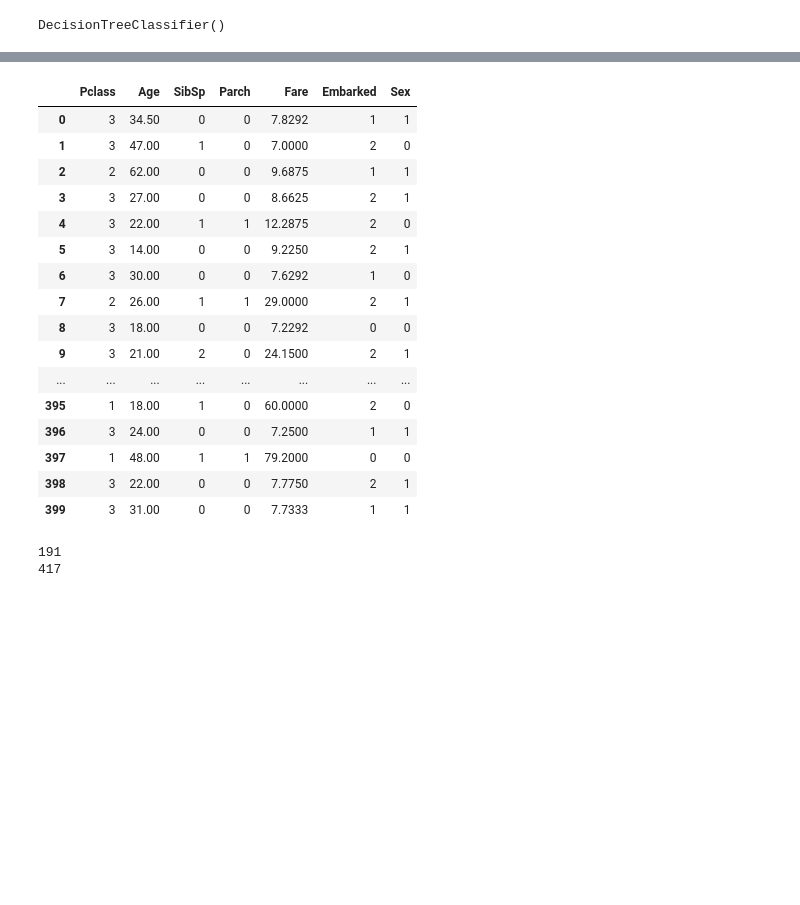
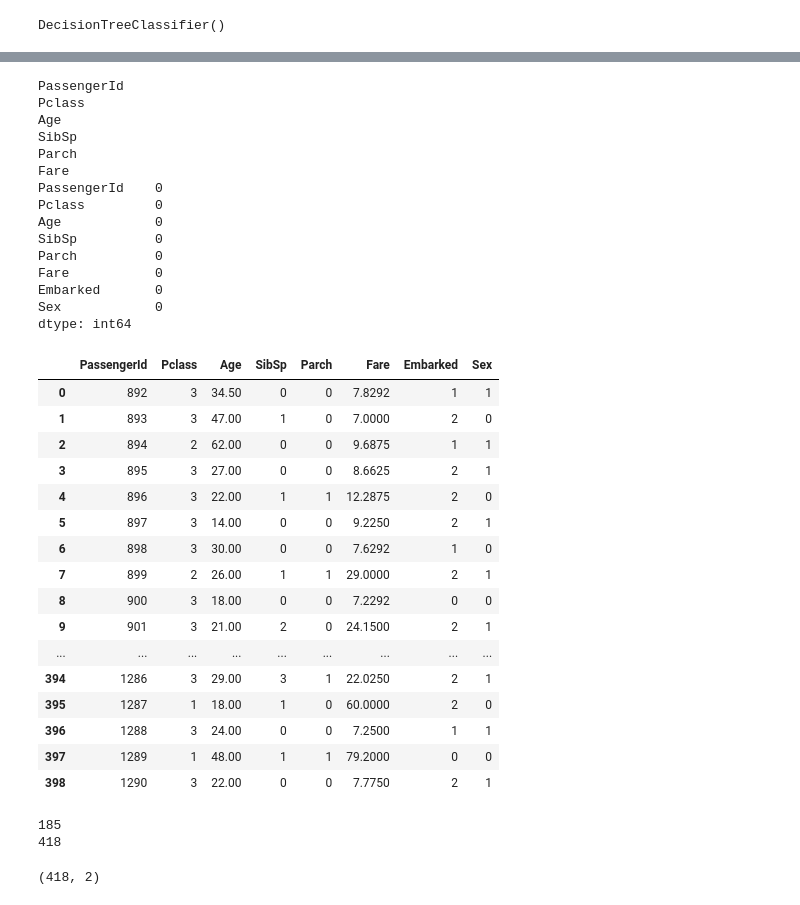
Before and after one commit to sanathkb1502/Kaggle-Titanic, a Jupyter notebook: Titanic.ipynb, the cells around one changed output, grey strips where cells are left out. Drawn from its saved outputs; the diff is of its cells as text; code cells hidden in the pictures; blank space fills up the shorter version.

Commit message:
[72.09%] Predictions and submitted result

```diff
--- a/Titanic.ipynb
+++ b/Titanic.ipynb
@@ -36,15 +53,20 @@ def Normalize(df,featureList):
     features = pd.DataFrame(columns = featuresList)
     for i in featuresList:
         features[i] = df[i]
+        if df[i].dtype in ['int64','float64']:
+            print(i)
+            median = features[i].median()
+            features[i].fillna(median,inplace=True)
 
     features["Sex"] = df['Sex'].apply(lambda x: 1 if x.lower() == 'male' else 0)
 
-    median = features['Age'].median()
-    features['Age'].fillna(median,inplace=True)
+
 
     features.dropna(inplace = True)
     features["Embarked"] = features['Embarked'].apply(lambda x : Embarked_value(x))
 
+    print(features.isna().sum())
+
     return features
 # %%
 features = pd.DataFrame()
@@ -126,29 +147,50 @@ test_df
 # %%
-featuresList = ["Pclass", "Age", "SibSp", "Parch", "Fare","Embarked"]
+featuresList = ["PassengerId","Pclass", "Age", "SibSp", "Parch", "Fare","Embarked"]
 test_features = Normalize(test_df,featuresList)
 test_features
 # %% [output]
+PassengerId
+Pclass
+Age
+SibSp
+Parch
+Fare
+PassengerId    0
+Pclass         0
+Age            0
+SibSp          0
+Parch          0
+Fare           0
+Embarked       0
+Sex            0
+dtype: int64
-|  | Pclass | Age | SibSp | Parch | Fare | Embarked | Sex |
-| 0 | 3 | 34.50 | 0 | 0 | 7.8292 | 1 | 1 |
-| 1 | 3 | 47.00 | 1 | 0 | 7.0000 | 2 | 0 |
-| 2 | 2 | 62.00 | 0 | 0 | 9.6875 | 1 | 1 |
-| 3 | 3 | 27.00 | 0 | 0 | 8.6625 | 2 | 1 |
-| 4 | 3 | 22.00 | 1 | 1 | 12.2875 | 2 | 0 |
-| 5 | 3 | 14.00 | 0 | 0 | 9.2250 | 2 | 1 |
-| 6 | 3 | 30.00 | 0 | 0 | 7.6292 | 1 | 0 |
-| 7 | 2 | 26.00 | 1 | 1 | 29.0000 | 2 | 1 |
-| 8 | 3 | 18.00 | 0 | 0 | 7.2292 | 0 | 0 |
-| 9 | 3 | 21.00 | 2 | 0 | 24.1500 | 2 | 1 |
-| ... | ... | ... | ... | ... | ... | ... | ... |
-| 395 | 1 | 18.00 | 1 | 0 | 60.0000 | 2 | 0 |
-| 396 | 3 | 24.00 | 0 | 0 | 7.2500 | 1 | 1 |
-| 397 | 1 | 48.00 | 1 | 1 | 79.2000 | 0 | 0 |
-| 398 | 3 | 22.00 | 0 | 0 | 7.7750 | 2 | 1 |
-| 399 | 3 | 31.00 | 0 | 0 | 7.7333 | 1 | 1 |
+|  | PassengerId | Pclass | Age | SibSp | Parch | Fare | Embarked | Sex |
+| 0 | 892 | 3 | 34.50 | 0 | 0 | 7.8292 | 1 | 1 |
+| 1 | 893 | 3 | 47.00 | 1 | 0 | 7.0000 | 2 | 0 |
+| 2 | 894 | 2 | 62.00 | 0 | 0 | 9.6875 | 1 | 1 |
+| 3 | 895 | 3 | 27.00 | 0 | 0 | 8.6625 | 2 | 1 |
+| 4 | 896 | 3 | 22.00 | 1 | 1 | 12.2875 | 2 | 0 |
+| 5 | 897 | 3 | 14.00 | 0 | 0 | 9.2250 | 2 | 1 |
+| 6 | 898 | 3 | 30.00 | 0 | 0 | 7.6292 | 1 | 0 |
+| 7 | 899 | 2 | 26.00 | 1 | 1 | 29.0000 | 2 | 1 |
+| 8 | 900 | 3 | 18.00 | 0 | 0 | 7.2292 | 0 | 0 |
+| 9 | 901 | 3 | 21.00 | 2 | 0 | 24.1500 | 2 | 1 |
+| ... | ... | ... | ... | ... | ... | ... | ... | ... |
+| 394 | 1286 | 3 | 29.00 | 3 | 1 | 22.0250 | 2 | 1 |
+| 395 | 1287 | 1 | 18.00 | 1 | 0 | 60.0000 | 2 | 0 |
+| 396 | 1288 | 3 | 24.00 | 0 | 0 | 7.2500 | 1 | 1 |
+| 397 | 1289 | 1 | 48.00 | 1 | 1 | 79.2000 | 0 | 0 |
+| 398 | 1290 | 3 | 22.00 | 0 | 0 | 7.7750 | 2 | 1 |
 # %%
-predictions = model0.predict(test_features)
+predictions = model0.predict(test_features.drop(['PassengerId'],axis=1))
 print(predictions.sum())
 print(len(predictions))
 # %% [output]
-191
-417
+185
+418
+# %%
+test_features['Survived'] = predictions
+result = test_features[['PassengerId','Survived']]
+result.shape
+# %% [output]
+(418, 2)
```
Also changed, not shown: parts of 6 cells of this notebook, 1 other file.
